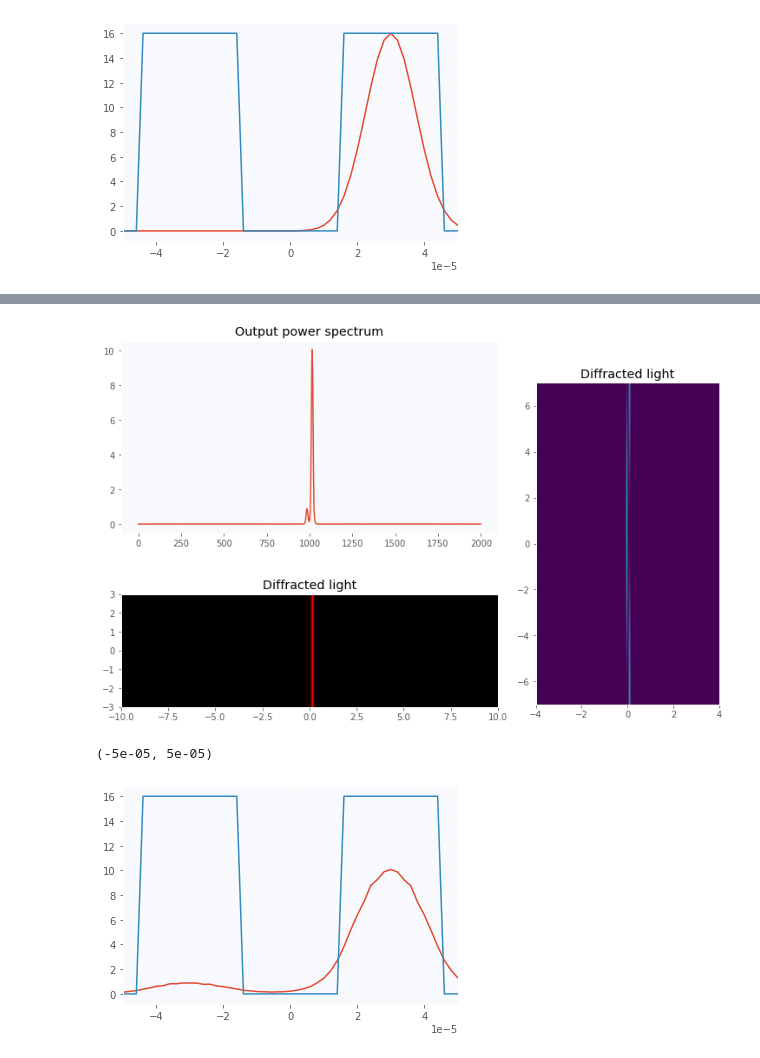
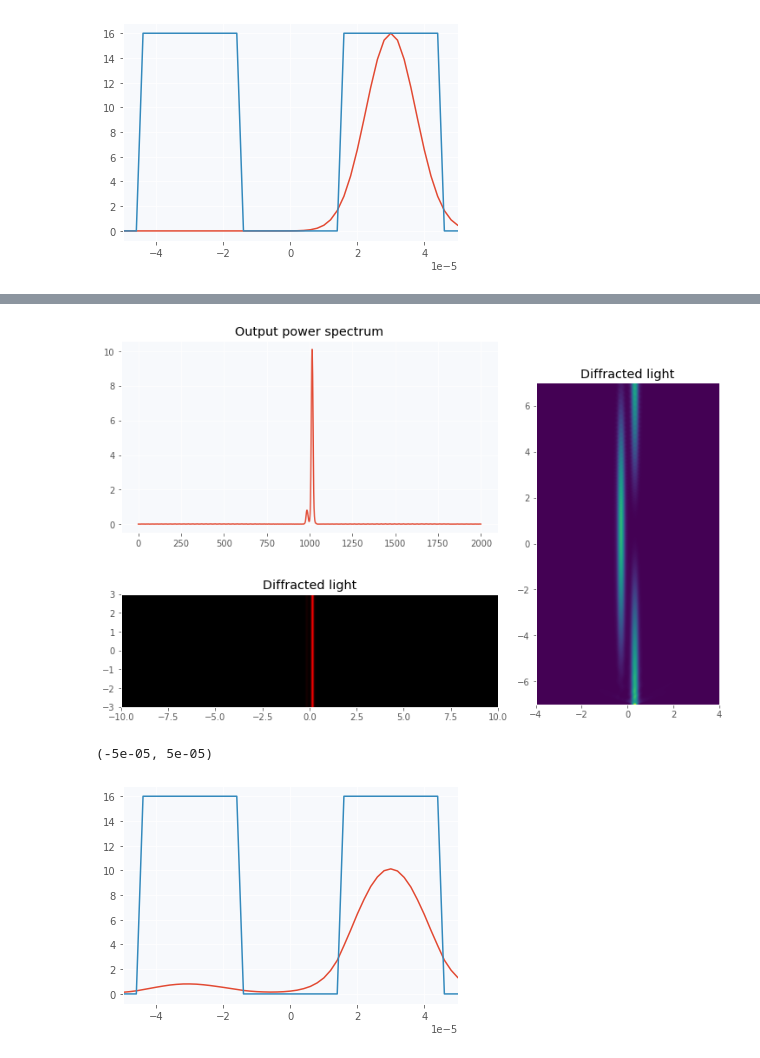
Before and after one commit to Unoaccaso/lab_projects, a Jupyter notebook: gioco_del_saltabuco.ipynb, the cells around one changed output, grey strips where cells are left out. Saved outputs shown, nothing was run; the diff lists cells and outputs as text; code cells hidden in the pictures.

```diff
--- a/gioco_del_saltabuco.ipynb
+++ b/gioco_del_saltabuco.ipynb
@@ -31,7 +31,7 @@ Ib = 1.0                  # background illumination
 Lambda = 0.651e-6         # wavelength
 k0 = 2*np.pi/Lambda       # vacuum wavevector
 n0 = 1.5                   # background index of refraction
-Lz = 0.12*2                # computational length of sample
+Lz = 0.24                # computational length of sample
 Lx = 4e-3                 # computational width of sample
 
 w0 = 0.25e-3              # beam width of gaussian beam parameter
@@ -44,7 +44,7 @@ inputposition=+h/2        # input position
 # Computational Parameters
 # =========================
 nstepx = 2000             # number of transverse grid points
-nstepz = 3000              # number of longitudinal propagation steps
+nstepz = 7000              # number of longitudinal propagation steps
 
 deltax = Lx/nstepx        # resolution in the x direction
 deltaz = Lz/nstepz        # resolution in the z direction, IMPORTANT
@@ -243,7 +243,7 @@ plt.xlim((-5e-5, 5e-5))
 [figure]
 # %%
 Color, OutputField, FieldModuleMemory = propagate_and_get_rgb(InputField, Lambda, dn=dn)
-show_results(cp.abs(OutputField)**2, FieldModuleMemory, Color)
+show_results(cp.abs(OutputField)**2, FieldModuleMemory[np.abs(x)<4e-4, :], Color)
 plt.plot(x, cp.abs(OutputField)**2)
 plt.plot(x, Ip*dn/dn.max())
 plt.xlim((-5e-5, 5e-5))
@@ -252,3 +252,3 @@ elapsed time:0.9172189235687256
-[figure, old version]
+[figure, new version]
 (-5e-05, 5e-05)
 [figure]
```
Also changed, not shown: parts of 1 cell of this notebook.
